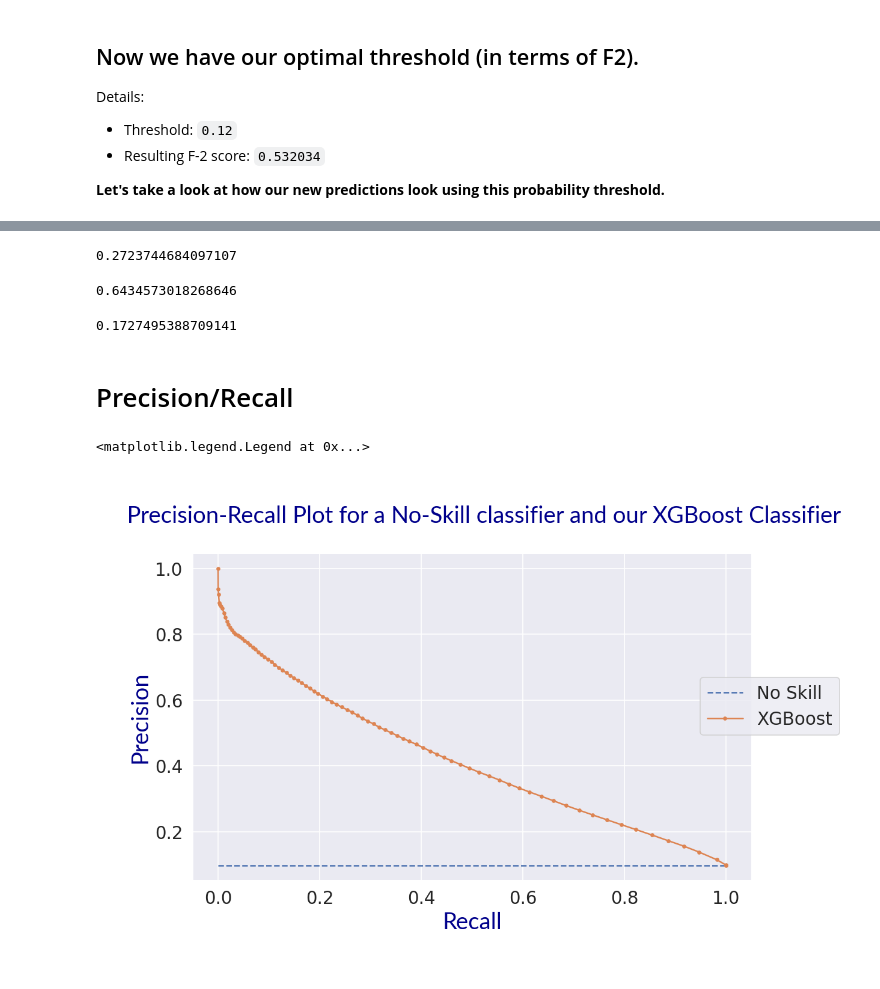
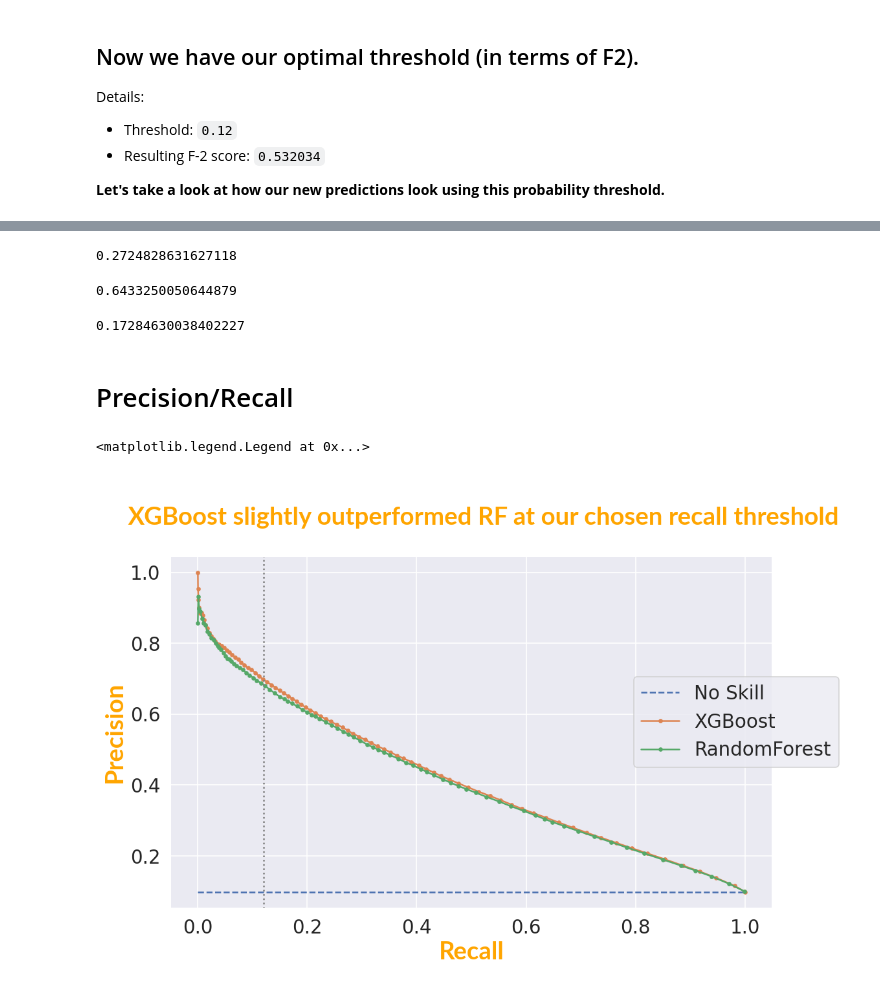
Before and after one commit to edubu2/metis-project3, a Jupyter notebook: code/model_analysis.ipynb, the cells around one changed output, grey strips where cells are left out. Drawn from its saved outputs; the diff is of its cells as text; code cells hidden in the pictures.

Commit message:
Update model_analysis w/ RF comparisons

```diff
--- a/code/model_analysis.ipynb
+++ b/code/model_analysis.ipynb
@@ -25,3 +25,6 @@ pd.set_option("display.max_rows", 100)
 # %%
 # read in pickled feature DF generated by feature_engineering_3.ipynb
 X = pd.read_pickle("./pickle/X_F.pickle")
+# %%
+X['streak_abs'] = X.streak_abs.fillna(0)
+X_train, X_test, y_train, y_test = split_users(X, subset=False, test_size=0.2)
@@ -28,5 +34,5 @@ X = pd.read_pickle("./pickle/X_F.pickle")
 # %%
-with open(f"models/xgboost_fit_all.pickle", "rb") as pfile:
+with open(f"models/xgboost_fit_fillna.pickle", "rb") as pfile:
         xgb_fit = pickle.load(pfile)
 # %%
 with open(f"models/rf_fit.pickle", "rb") as pfile:
@@ -433,15 +445,15 @@ preds_praba = xgb_fit.predict_proba(X_test)[:, 1] >= optimal_threshold
 # %%
 f1_score(y_test, preds)
 # %% [output]
-0.2723744684097107
+0.2724828631627118
 # %%
 precision_score(y_test, preds)
 # %% [output]
-0.6434573018268646
+0.6433250050644879
 # %%
 recall_score(y_test, preds)
 # %% [output]
-0.1727495388709141
+0.17284630038402227
 # %% [markdown]
 # Precision/Recall
 # %%
@@ -451,32 +463,36 @@ no_skill = len(y_test[y_test==1]) / len(y_test)
 
 recall = list(f2_recall_thresholds.values())
 precision = list(f2_precision_thresholds.values())
+rf_recall = list(rf_f2_recall_thresholds.values())
+rf_precision = list(rf_f2_precision_thresholds.values())
 # %%
 label_font = {'family': 'Lato',
-    'color':  'darkblue',
-    'weight': 'normal',
+    'color':  'orange',
+    'weight': 'bold',
     'size': 23,
     }
 
 title_font = {'family': 'Lato',
-    'color':  'darkblue',
-    'weight': 'normal',
+    'color':  'orange',
+    'weight': 'bold',
     'size': 27,
     }
 
 title = """
-    Precision-Recall Plot for a No-Skill classifier and our XGBoost Classifier
+    XGBoost slightly outperformed RF at our chosen recall threshold
     """
 
 ax = plt.figure(figsize=(10, 6), dpi=120)
 
 plt.plot([0, 1], [no_skill, no_skill], linestyle='--', label="No Skill")
 plt.plot(recall, precision, marker='.', label="XGBoost")
+plt.plot(rf_recall, rf_precision, marker='.', label="RandomForest")
+plt.axvline(x=0.12, ls=':', color='gray')
 
 plt.title(title, fontdict=label_font)
 plt.xlabel("Recall", fontdict=label_font)
 plt.ylabel("Precision", fontdict=label_font)
 ax.legend(loc='center right')
 # %% [output]
 <matplotlib.legend.Legend at 0x...>
-[figure, old version]
+[figure, new version]
```
Also changed, not shown: parts of 18 cells of this notebook.
